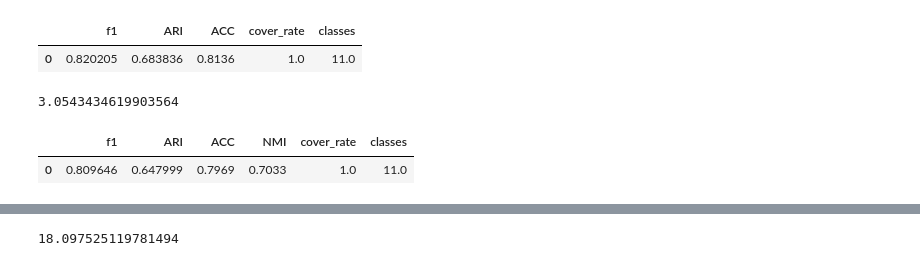
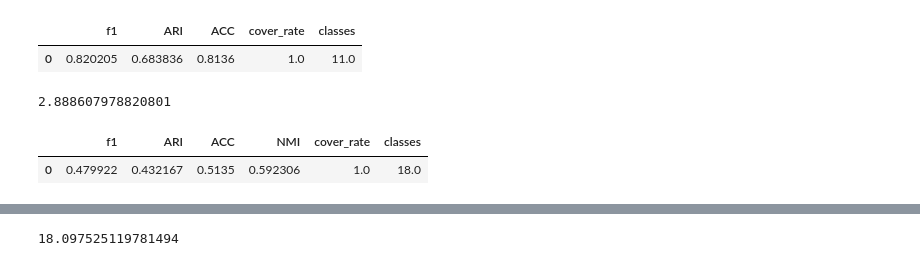
Before and after one commit to gaozhangyang/GIT, a Jupyter notebook: ex3_mnist/experiments_mnist.ipynb, the cells around one changed output, grey strips where cells are left out. Cells and saved outputs as stored; diff of their text form; code cells hidden in the pictures.

```diff
--- a/ex3_mnist/experiments_mnist.ipynb
+++ b/ex3_mnist/experiments_mnist.ipynb
@@ -70,0 +322,13 @@ import time
+# %%
+X,Y_true=DataLoader.load('mnist_784')
+
+t1=time.time()
+Y_pred,V,E_raw,X_extend=api.GIT.fit(  X,
+                  k=15,
+                  target_ratio=[1 for i in range(10)],
+                  plot=False,
+                 )
+
+t2=time.time()
+print(t2-t1)
+print(measures_calculator(Y_true,Y_pred))
@@ -90,0 +467,20 @@ measures_calculator(Y_true,Y_pred)
+# %%
+X,Y_true=DataLoader.load('mnist_10')
+
+t1=time.time()
+Y_pred,E_raw,V=api.DGSFC.fit(  X,
+                  K_d=30,
+                  K_s=30,
+                  threshold=0.006,
+                  way='P_mid/V',
+                  alpha=0.2,
+                  epsilon=0,
+                  plot=False,
+                  scale=True
+                 )
+t2=time.time()
+print(t2-t1)
+print(measures_calculator(Y_true,Y_pred))
+
+labels,edges = eval_edges(Y_pred,Y_true,E_raw)
+plt.scatter(edges['v'],edges['pos'])
@@ -148,19 +550,19 @@ measures_calculator(Y_true,Y_pred)
 # %%
 X,Y_true=DataLoader.load('mnist_30')
 
 t1=time.time()
-Y_pred=api.DGSFC.fit(  X,
-                  K_d=50,
-                  K_s=25,
-                  alpha=0.2,
+Y_pred,E_raw=api.DGSFC.fit(  X,
+                  K_d=30,
+                  K_s=30,
+                  alpha=0.96,
                   epsilon=0,
                   plot=False,
                   scale=True
                  )
 t2=time.time()
 print(t2-t1)
 measures_calculator(Y_true,Y_pred)
 # %% [output]
-3.0543434619903564
+2.888607978820801
 |  | f1 | ARI | ACC | NMI | cover_rate | classes |
-| 0 | 0.809646 | 0.647999 | 0.7969 | 0.7033 | 1.0 | 11.0 |
+| 0 | 0.479922 | 0.432167 | 0.5135 | 0.592306 | 1.0 | 18.0 |
```
Also changed, not shown: parts of 24 cells of this notebook, 35 other files.
